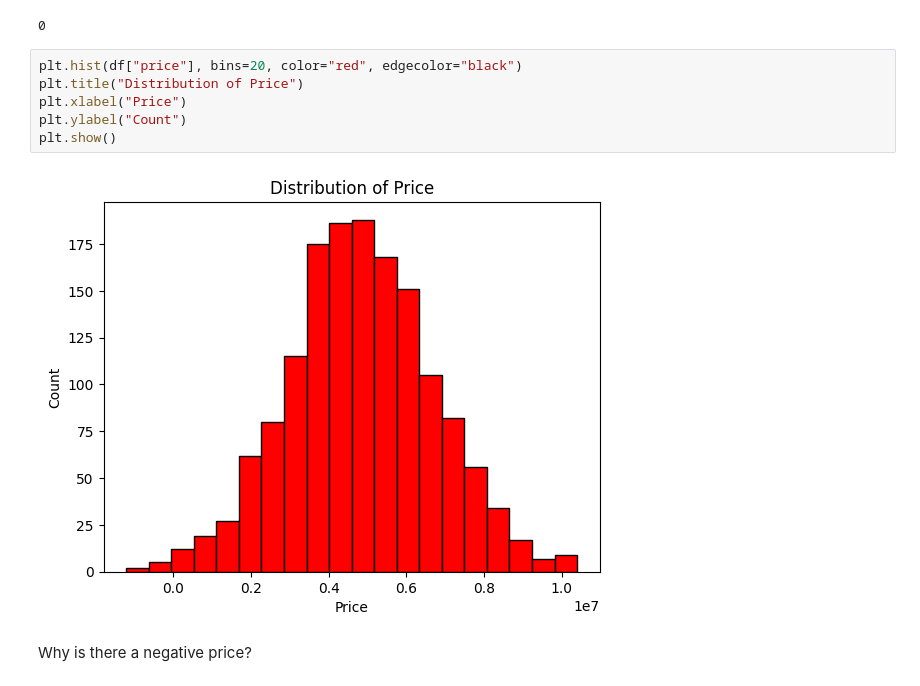
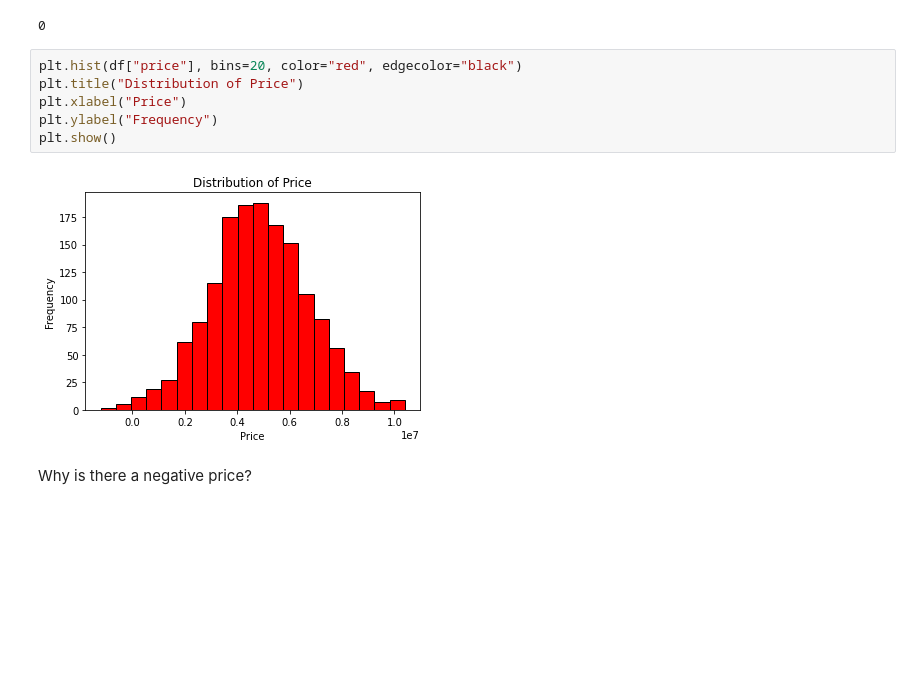
Before and after one commit to halchemylab/Housing-Prices-Machine-Learning-Project, a Jupyter notebook: analysis.ipynb, the cells around one changed output. Drawn from its saved outputs; the diff is of its cells as text; blank space fills up the shorter version.

```diff
--- a/analysis.ipynb
+++ b/analysis.ipynb
@@ -74,11 +74,11 @@ df.duplicated().sum()
 # %%
 plt.hist(df["price"], bins=20, color="red", edgecolor="black")
 plt.title("Distribution of Price")
 plt.xlabel("Price")
-plt.ylabel("Count")
+plt.ylabel("Frequency")
 plt.show()
 # %% [output]
-[figure, old version]
+[figure, new version]
 # %% [markdown]
 Why is there a negative price?
 # %%
```
Also changed, not shown: parts of 15 cells of this notebook.
